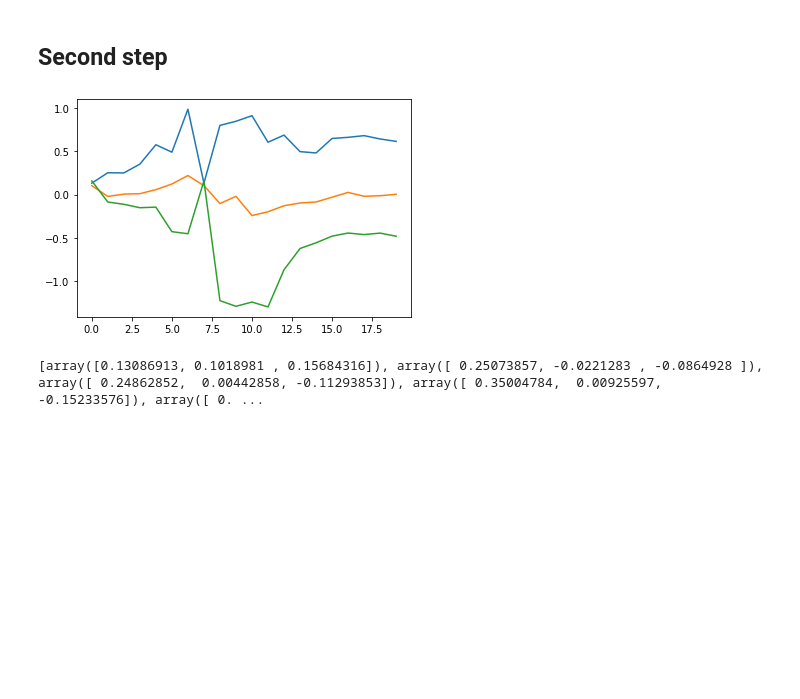
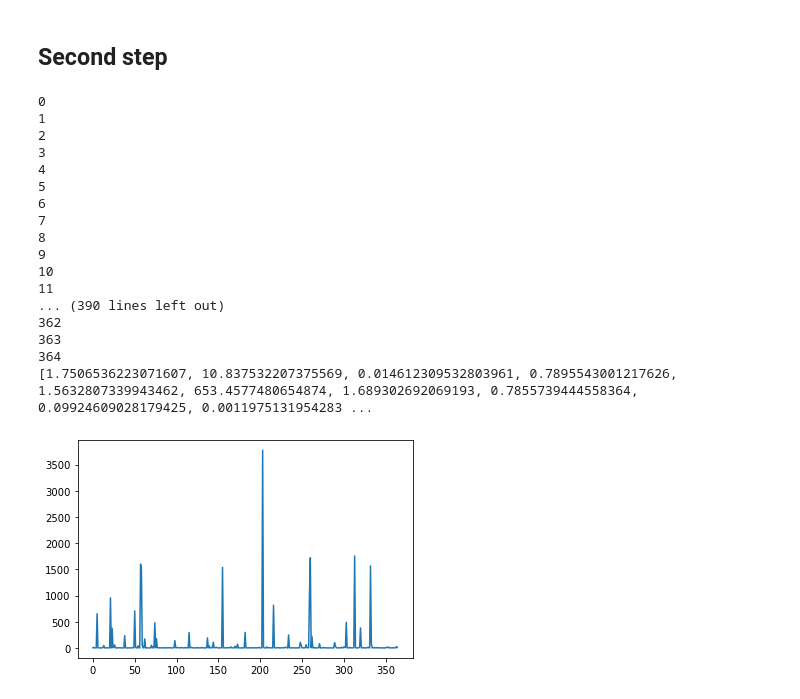
Before and after one commit to CarrattaFrancesco/DataIntelligenceApplication, a Jupyter notebook: main.ipynb, the cells around one changed output. Saved outputs shown, nothing was run; the diff lists cells and outputs as text; code cells hidden in the pictures; blank space fills up the shorter version.

```diff
--- a/main.ipynb
+++ b/main.ipynb
@@ -292,7 +292,7 @@ from learners import Learner_1
 from env import Env_1
 
 #time horizon
-T = 20
+T = 365
 
 #budget
 budget = float('inf')
@@ -305,18 +305,20 @@ x_observations_model_1 = []
 y_observations_model_1 = []
 
 #model_2 is to estiamte sold items
-x_observations_model_2 = np.array([])
-y_observations_model_2 = np.array([])
+x_observations_model_2 = []
+y_observations_model_2 = []
 
 #model_3 is to estiamte revenue
-x_observations_model_3 = np.array([])
-y_observations_model_3 = np.array([])
+x_observations_model_3 = []
+y_observations_model_3 = []
 
 loss_model_1 = []
-loss_model_2 = np.array([])
-loss_model_3 = np.array([])
+loss_model_2 = []
+loss_model_3 = []
 
 for i in range(T):
+
+    print(i)
 
     x = env.generateInput()
     y0 = env.round(price = x['price'], bid = x['bid_class_0'], c_id= 0)
@@ -328,9 +330,32 @@ for i in range(T):
     new_y_1 = [y0['clicks'],y1['clicks'],y2['clicks']]
     x_observations_model_1.append(new_x_1)
     y_observations_model_1.append(new_y_1)
-    learner.fit(np.array(x_observations_model_1), np.array(y_observations_model_1))
-    y_1_pred = learner.predict(np.array(x_observations_model_1))
-    loss_model_1.append(np.array(y_observations_model_1) - np.array(y_1_pred))
+
+    learner.fit(x_observations_model_1, y_observations_model_1)
+    y_1_pred = learner.predict(x_observations_model_1)
+    loss_model_1.append((y_observations_model_1-y_1_pred)**2)
+
+    #model 2
+    new_x_2 = [x['price'],x['bid_class_0'],x['bid_class_1'],x['bid_class_2']]
+    new_y_2 = [y0['sold_items'],y1['sold_items'],y2['sold_items']]
+    x_observations_model_2.append(new_x_2)
+    y_observations_model_2.append(new_y_2)
+
+    learner.fit(x_observations_model_2, y_observations_model_2)
+    y_2_pred = learner.predict(x_observations_model_2)
+    loss_model_2.append((y_observations_model_2-y_2_pred)**2)
+
+    #model 3
+    new_x_3 = (new_x_2 + new_y_1 + new_y_2)
+    new_y_3 = [y0['revenue'],y1['revenue'],y2['revenue']]
+    x_observations_model_3.append(new_x_3)
+    y_observations_model_3.append(new_y_3)
+
+    learner.fit(x_observations_model_3, y_observations_model_3)
+    y_3_pred = learner.predict(x_observations_model_3)
+    loss_model_3.append((y_observations_model_3-y_3_pred)**2)
+
+
 
     '''
     #model 2
@@ -340,32 +365,53 @@ for i in range(T):
     x_observations_model_2 = np.append(x_observations_model_2, new_x_2)
     y_observations_model_2 = np.append(y_observations_model_2, new_y_2)
 
     #model 3
     new_x_3 = np.concatenate((new_x_2,new_y_1, new_y_2))
     new_y_3 = [y0['revenue'],y1['revenue'],y2['revenue']]
 
     x_observations_model_3 = np.append(x_observations_model_3, new_x_3)
     y_observations_model_3 = np.append(y_observations_model_3, new_y_3)
 
 
     learner.fit(x_observations_model_1,y_observations_model_1)
     y_1_pred = learner.predict(new_x_1)
 
     '''
     '''
     learner.fit(x_observations_model_2,y_observations_model_2)
     y_2_pred = learner.predict(x_observations_model_2)
 
     learner.fit(x_observations_model_3,y_observations_model_3)
     y_3_pred = learner.predict(x_observations_model_3)
 
     loss_model_1.append(new_y_1 - y_1_pred)
     '''
+'''
 yy = [i[0] for i in loss_model_1]
 plt.plot(range(T), yy)
 plt.show()
+'''
 
+yy = [i[0] for i in loss_model_3[-1]]
 print(yy)
+plt.plot(range(T), yy)
+plt.show()
 # %% [output]
+0
+1
+2
+3
+4
+5
+6
+7
+8
+9
+10
+11
+... (390 lines left out)
+362
+363
+364
+[1.7506536223071607, 10.837532207375569, 0.014612309532803961, 0.7895543001217626, 1.5632807339943462, 653.4577480654874, 1.689302692069193, 0.7855739444558364, 0.09924609028179425, 0.0011975131954283 ...
-[figure, old version]
+[figure, new version]
-[array([0.13086913, 0.1018981 , 0.15684316]), array([ 0.25073857, -0.0221283 , -0.0864928 ]), array([ 0.24862852,  0.00442858, -0.11293853]), array([ 0.35004784,  0.00925597, -0.15233576]), array([ 0. ...
```
Also changed, not shown: parts of 1 cell of this notebook, 1 other file.
